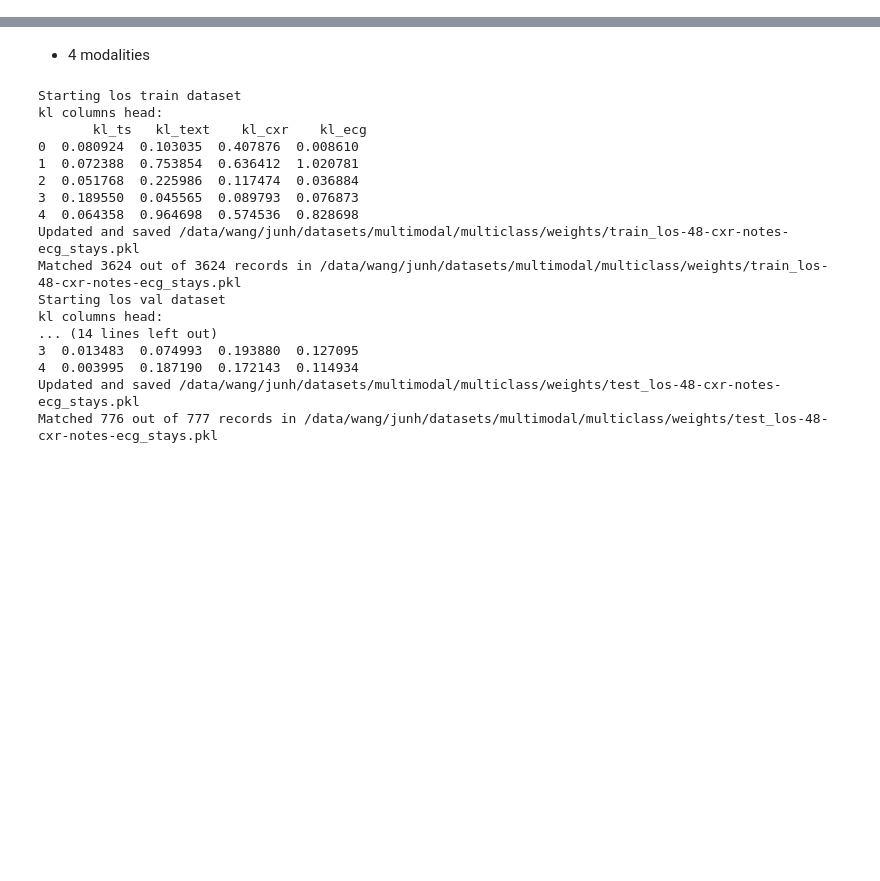
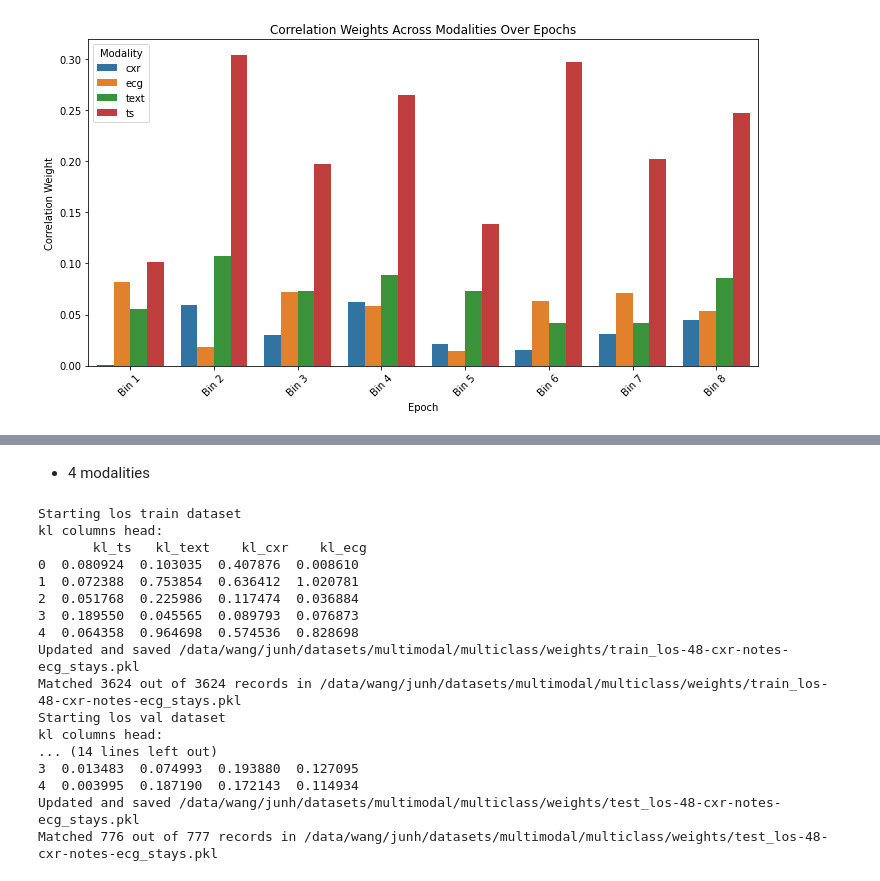
Before and after one commit to JuneHou/Multimodal-Transformer, a Jupyter notebook: Analysis/continuous_weights.ipynb, the cells around one changed output, grey strips where cells are left out. Cells and saved outputs as stored; diff of their text form; code cells hidden in the pictures; blank space fills up the shorter version.

```diff
--- a/Analysis/continuous_weights.ipynb
+++ b/Analysis/continuous_weights.ipynb
@@ -15,0 +42,19 @@ from tqdm import tqdm
+# %%
+import pandas as pd
+import seaborn as sns
+import matplotlib.pyplot as plt
+
+# Aggregate correlation weights per modality per epoch
+df_corr = df_log.groupby(["epoch", "modality"])["correlation_weight"].mean().reset_index()
+
+# --- 1. Bar Plot for Correlation Weights Over Time ---
+plt.figure(figsize=(12, 6))
+sns.barplot(data=df_corr, x="epoch", y="correlation_weight", hue="modality", ci=None)
+plt.xlabel("Epoch")
+plt.ylabel("Correlation Weight")
+plt.title("Correlation Weights Across Modalities Over Epochs")
+plt.legend(title="Modality")
+plt.xticks(rotation=45)
+plt.show()
+# %% [output]
+[figure, added]
```
Also changed, not shown: parts of 13 cells of this notebook, 14 other files.
